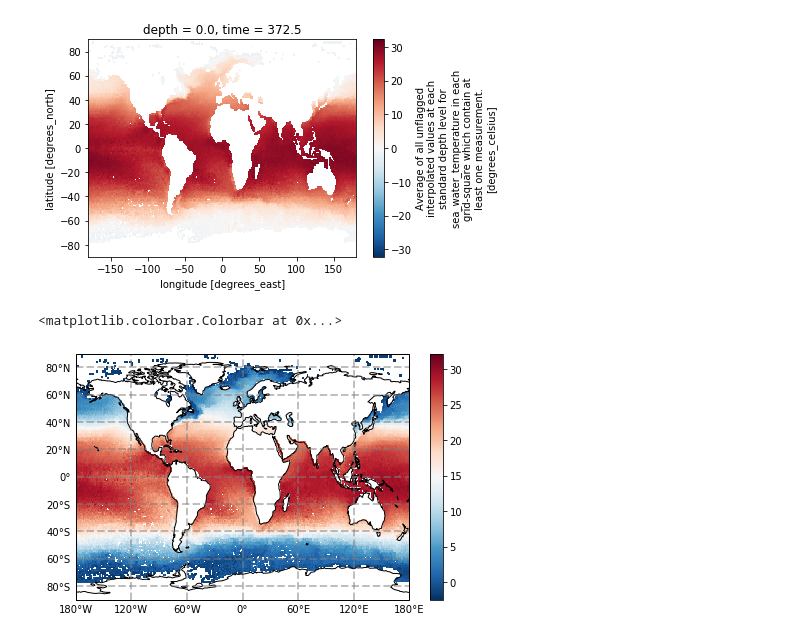
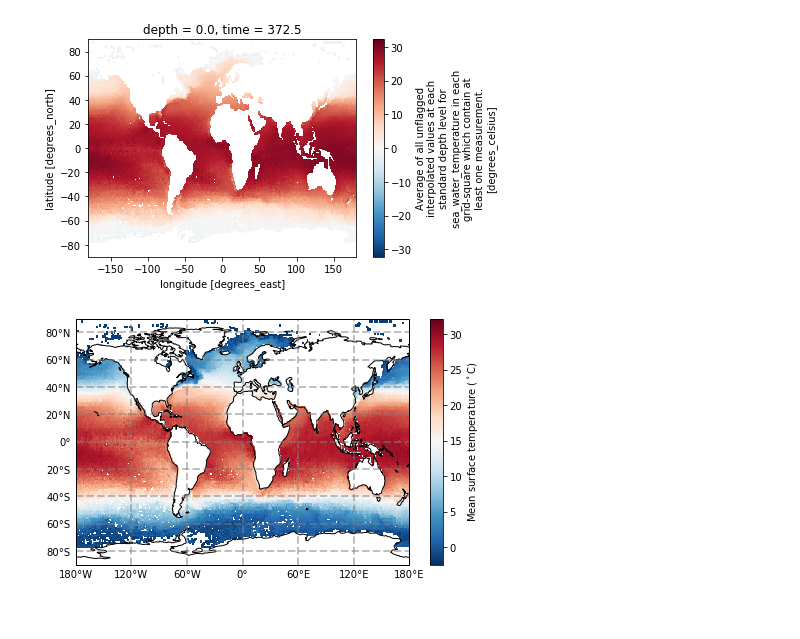
Before and after one commit to adityarn/MAR440_PythonModule, a Jupyter notebook: Cartopy.ipynb, the cells around one changed output. Saved outputs shown, nothing was run; the diff lists cells and outputs as text; code cells hidden in the pictures.

```diff
--- a/Cartopy.ipynb
+++ b/Cartopy.ipynb
@@ -53,24 +53,24 @@ import numpy as np
 # %%
 plt.figure(figsize = (190/25.4, 0.5*230/25.4))
 mapax = plt.subplot(projection = ccrs.PlateCarree())
 
 CF = mapax.pcolormesh(woaT.lon, woaT.lat, woaT.t_mn.isel(time =0, depth=0), cmap="RdBu_r")
 
 mapax.coastlines()
 mapax.set_aspect("auto")
 
 
 gl = mapax.gridlines(crs=ccrs.PlateCarree(), draw_labels=True,
                   linewidth=2, color='gray', alpha=0.5, linestyle='--')
 gl.xlabels_top = False
 gl.ylabels_right = False
 
 gl.xlocator = mticker.FixedLocator(np.arange(-180, 181, 60))
 gl.xformatter = LONGITUDE_FORMATTER
 gl.yformatter = LATITUDE_FORMATTER
 
 
-plt.colorbar(CF, ax=mapax)
+cbar = plt.colorbar(CF, ax=mapax)
+cbar.set_label("Mean surface temperature ($^\circ$C)")
 # %% [output]
-<matplotlib.colorbar.Colorbar at 0x...>
-[figure, old version]
+[figure, new version]
```
